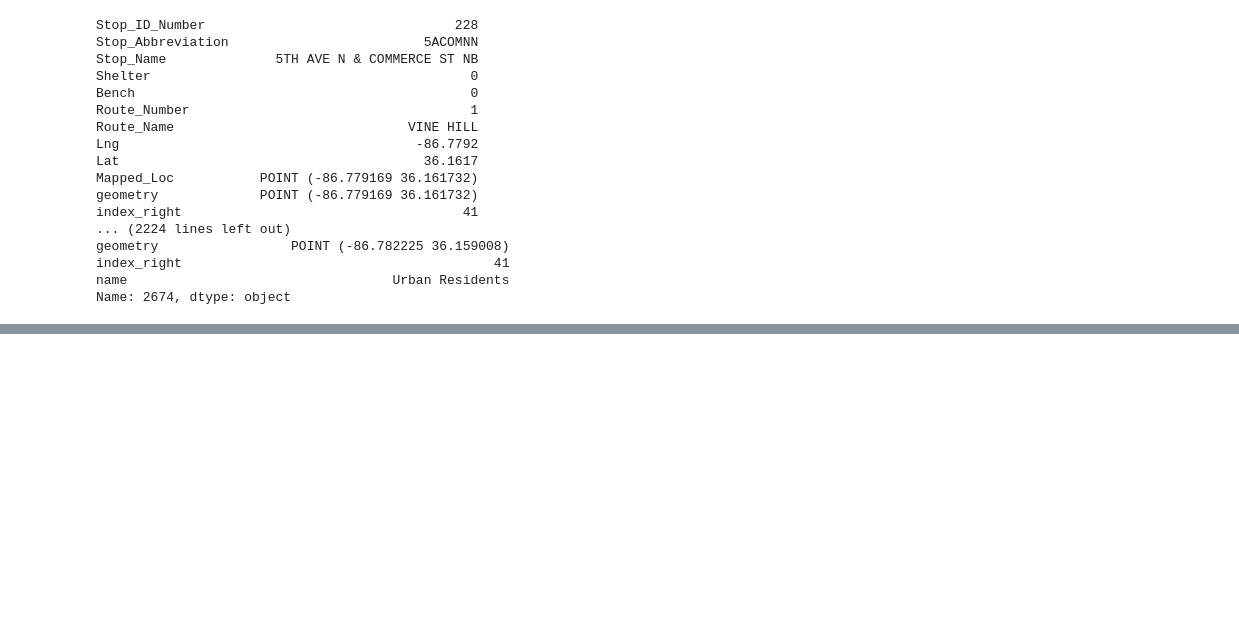
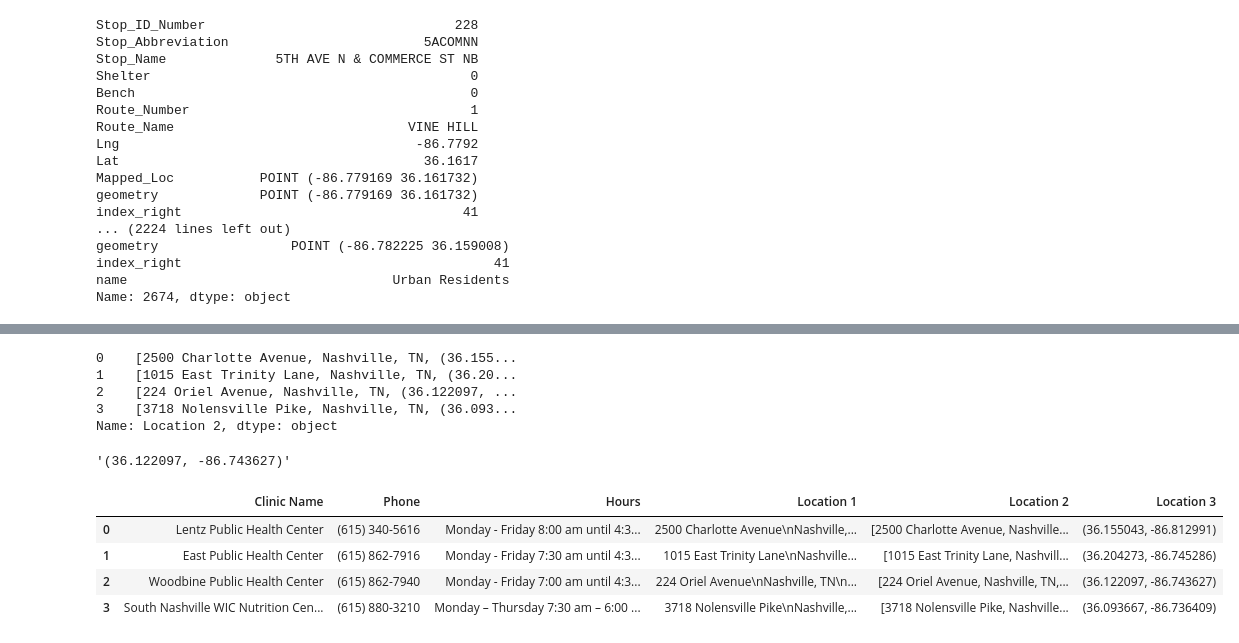
Before and after one commit to davisthrailkill/geospatial_practice, a Jupyter notebook: nashville_bikes_and_busses.ipynb, the cells around one changed output, grey strips where cells are left out. Cells and saved outputs as stored; diff of their text form; code cells hidden in the pictures; blank space fills up the shorter version.

Commit message:
added public health

```diff
--- a/nashville_bikes_and_busses.ipynb
+++ b/nashville_bikes_and_busses.ipynb
@@ -302,3 +300,7 @@ for row in urban_busses.iterrows():
 downtown_map
 # %% [output]
 [interactive output not drawn]
+# %%
+# read in public health clinic location file
+public_health = pd.read_csv("data/public_health_loc.csv")
+public_health
@@ -304,0 +313,3 @@ downtown_map
+# %%
+public_health['Location 2'] = public_health['Location 1'].apply(lambda x: x.split('\n'))
+public_health
@@ -304,0 +322,22 @@ downtown_map
+# %%
+print(public_health['Location 2'])
+# %% [output]
+0    [2500 Charlotte Avenue, Nashville, TN, (36.155...
+1    [1015 East Trinity Lane, Nashville, TN, (36.20...
+2    [224 Oriel Avenue, Nashville, TN, (36.122097, ...
+3    [3718 Nolensville Pike, Nashville, TN, (36.093...
+Name: Location 2, dtype: object
+# %%
+public_health['Location 2'][2][2]
+# %% [output]
+'(36.122097, -86.743627)'
+# %%
+public_health['Location 3'] = [loc[2] for loc in public_health['Location 2']]
+# %%
+public_health
+# %% [output]
+|  | Clinic Name | Phone | Hours | Location 1 | Location 2 | Location 3 |
+| 0 | Lentz Public Health Center | (615) 340-5616 | Monday - Friday 8:00 am until 4:3... | 2500 Charlotte Avenue\nNashville,... | [2500 Charlotte Avenue, Nashville... | (36.155043, -86.812991) |
+| 1 | East Public Health Center | (615) 862-7916 | Monday - Friday 7:30 am until 4:3... | 1015 East Trinity Lane\nNashville... | [1015 East Trinity Lane, Nashvill... | (36.204273, -86.745286) |
+| 2 | Woodbine Public Health Center | (615) 862-7940 | Monday - Friday 7:00 am until 4:3... | 224 Oriel Avenue\nNashville, TN\n... | [224 Oriel Avenue, Nashville, TN,... | (36.122097, -86.743627) |
+| 3 | South Nashville WIC Nutrition Cen... | (615) 880-3210 | Monday – Thursday 7:30 am – 6:00 ... | 3718 Nolensville Pike\nNashville,... | [3718 Nolensville Pike, Nashville... | (36.093667, -86.736409) |
```
Also changed, not shown: parts of 22 cells of this notebook, 2 other files.
